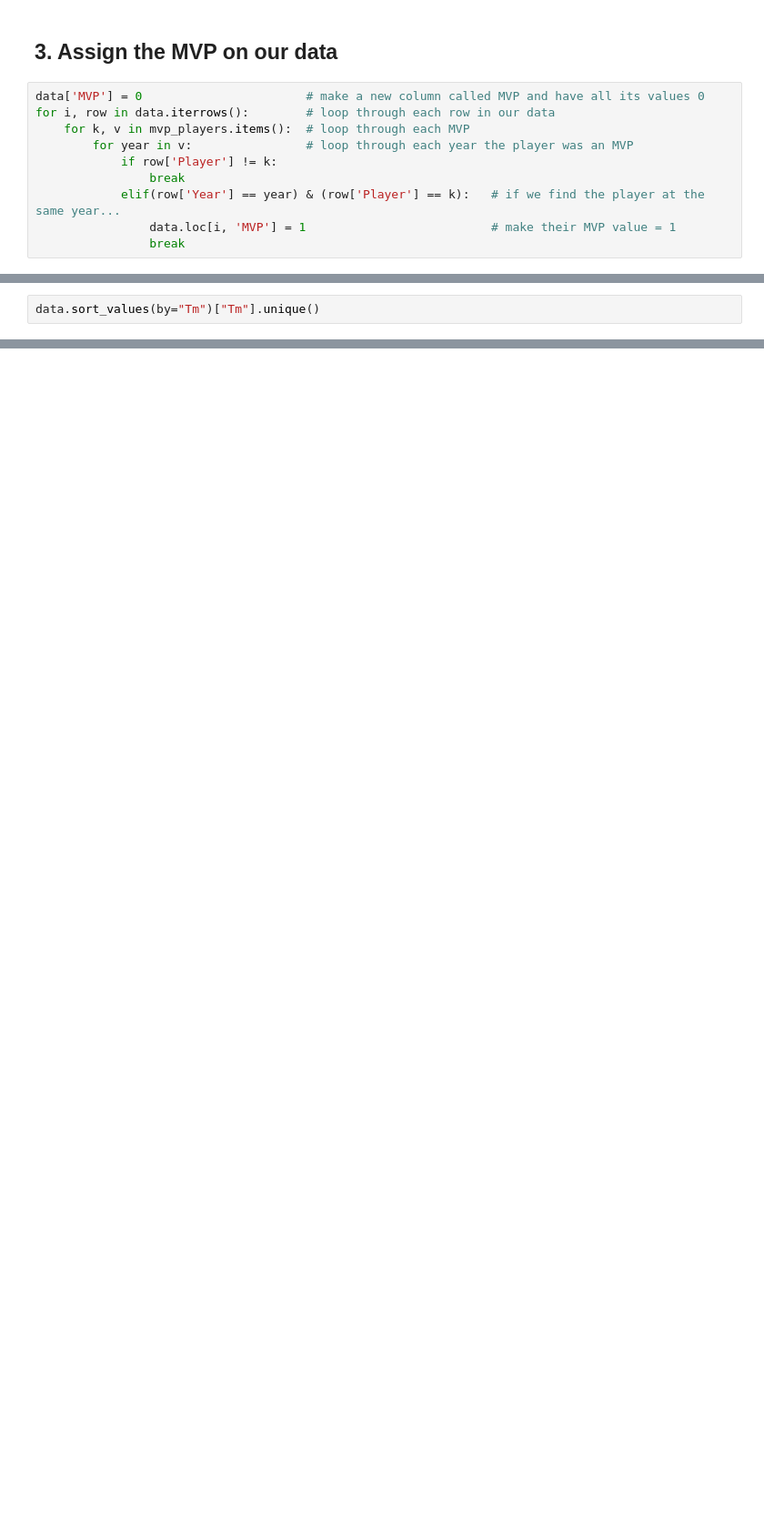
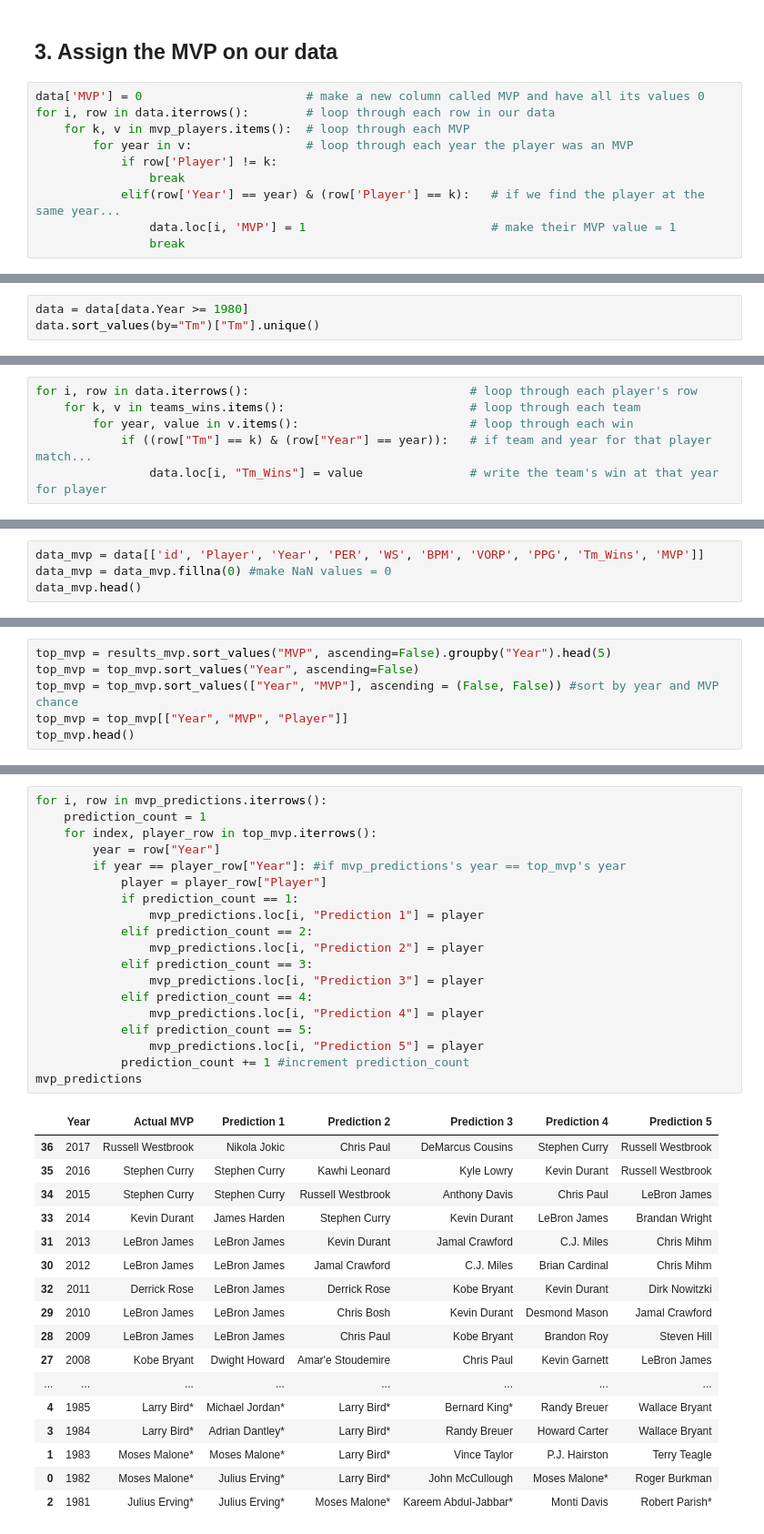
Before and after one commit to SamuelFolledo/DS2.1-Machine-Learning, a Jupyter notebook: Final Project/Final Project.ipynb, the cells around one changed output, grey strips where cells are left out. Shown at 91% size. Drawn from its saved outputs; the diff is of its cells as text; blank space fills up the shorter version.

```diff
--- a/Final Project/Final Project.ipynb
+++ b/Final Project/Final Project.ipynb
@@ -365,3 +369,4 @@ data[data["MVP"]==1].tail() #show the most recent MVPs
 # %%
+data = data[data.Year >= 1980]
 data.sort_values(by="Tm")["Tm"].unique()
 # %% [output]
@@ -375,0 +419,6 @@ array(['AND', 'ATL', 'BAL', 'BLB', 'BOS', 'BRK', 'BUF', 'CAP', 'CHA',
+# %%
+for i, row in data.iterrows():                               # loop through each player's row
+    for k, v in teams_wins.items():                          # loop through each team
+        for year, value in v.items():                        # loop through each win
+            if ((row["Tm"] == k) & (row["Year"] == year)):   # if team and year for that player match...
+                data.loc[i, "Tm_Wins"] = value               # write the team's win at that year for player
@@ -375,0 +438,4 @@ array(['AND', 'ATL', 'BAL', 'BLB', 'BOS', 'BRK', 'BUF', 'CAP', 'CHA',
+# %%
+data_mvp = data[['id', 'Player', 'Year', 'PER', 'WS', 'BPM', 'VORP', 'PPG', 'Tm_Wins', 'MVP']]
+data_mvp = data_mvp.fillna(0) #make NaN values = 0
+data_mvp.head()
@@ -375,0 +558,6 @@ array(['AND', 'ATL', 'BAL', 'BLB', 'BOS', 'BRK', 'BUF', 'CAP', 'CHA',
+# %%
+top_mvp = results_mvp.sort_values("MVP", ascending=False).groupby("Year").head(5)
+top_mvp = top_mvp.sort_values("Year", ascending=False)
+top_mvp = top_mvp.sort_values(["Year", "MVP"], ascending = (False, False)) #sort by year and MVP chance
+top_mvp = top_mvp[["Year", "MVP", "Player"]]
+top_mvp.head()
@@ -375,0 +573,37 @@ array(['AND', 'ATL', 'BAL', 'BLB', 'BOS', 'BRK', 'BUF', 'CAP', 'CHA',
+# %%
+for i, row in mvp_predictions.iterrows():
+    prediction_count = 1
+    for index, player_row in top_mvp.iterrows():
+        year = row["Year"]
+        if year == player_row["Year"]: #if mvp_predictions's year == top_mvp's year
+            player = player_row["Player"]
+            if prediction_count == 1:
+                mvp_predictions.loc[i, "Prediction 1"] = player
+            elif prediction_count == 2:
+                mvp_predictions.loc[i, "Prediction 2"] = player
+            elif prediction_count == 3:
+                mvp_predictions.loc[i, "Prediction 3"] = player
+            elif prediction_count == 4:
+                mvp_predictions.loc[i, "Prediction 4"] = player
+            elif prediction_count == 5:
+                mvp_predictions.loc[i, "Prediction 5"] = player
+            prediction_count += 1 #increment prediction_count
+mvp_predictions
+# %% [output]
+|  | Year | Actual MVP | Prediction 1 | Prediction 2 | Prediction 3 | Prediction 4 | Prediction 5 |
+| 36 | 2017 | Russell Westbrook | Nikola Jokic | Chris Paul | DeMarcus Cousins | Stephen Curry | Russell Westbrook |
+| 35 | 2016 | Stephen Curry | Stephen Curry | Kawhi Leonard | Kyle Lowry | Kevin Durant | Russell Westbrook |
+| 34 | 2015 | Stephen Curry | Stephen Curry | Russell Westbrook | Anthony Davis | Chris Paul | LeBron James |
+| 33 | 2014 | Kevin Durant | James Harden | Stephen Curry | Kevin Durant | LeBron James | Brandan Wright |
+| 31 | 2013 | LeBron James | LeBron James | Kevin Durant | Jamal Crawford | C.J. Miles | Chris Mihm |
+| 30 | 2012 | LeBron James | LeBron James | Jamal Crawford | C.J. Miles | Brian Cardinal | Chris Mihm |
+| 32 | 2011 | Derrick Rose | LeBron James | Derrick Rose | Kobe Bryant | Kevin Durant | Dirk Nowitzki |
+| 29 | 2010 | LeBron James | LeBron James | Chris Bosh | Kevin Durant | Desmond Mason | Jamal Crawford |
+| 28 | 2009 | LeBron James | LeBron James | Chris Paul | Kobe Bryant | Brandon Roy | Steven Hill |
+| 27 | 2008 | Kobe Bryant | Dwight Howard | Amar'e Stoudemire | Chris Paul | Kevin Garnett | LeBron James |
+| ... | ... | ... | ... | ... | ... | ... | ... |
+| 4 | 1985 | Larry Bird* | Michael Jordan* | Larry Bird* | Bernard King* | Randy Breuer | Wallace Bryant |
+| 3 | 1984 | Larry Bird* | Adrian Dantley* | Larry Bird* | Randy Breuer | Howard Carter | Wallace Bryant |
+| 1 | 1983 | Moses Malone* | Moses Malone* | Larry Bird* | Vince Taylor | P.J. Hairston | Terry Teagle |
+| 0 | 1982 | Moses Malone* | Julius Erving* | Larry Bird* | John McCullough | Moses Malone* | Roger Burkman |
+| 2 | 1981 | Julius Erving* | Julius Erving* | Moses Malone* | Kareem Abdul-Jabbar* | Monti Davis | Robert Parish* |
```
Also changed, not shown: parts of 22 cells of this notebook.
